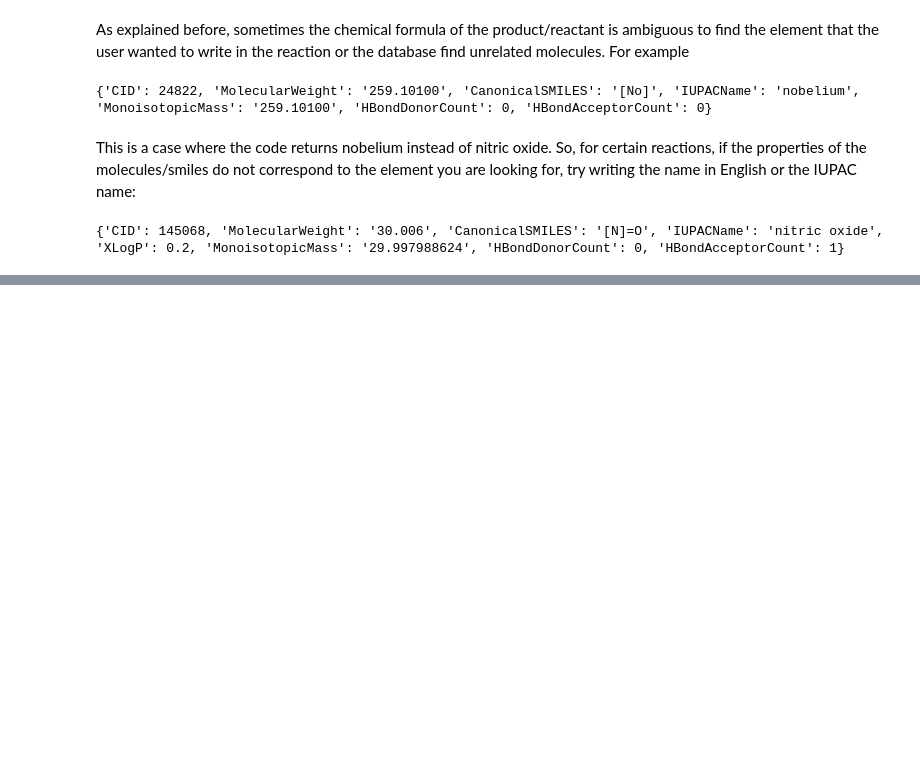
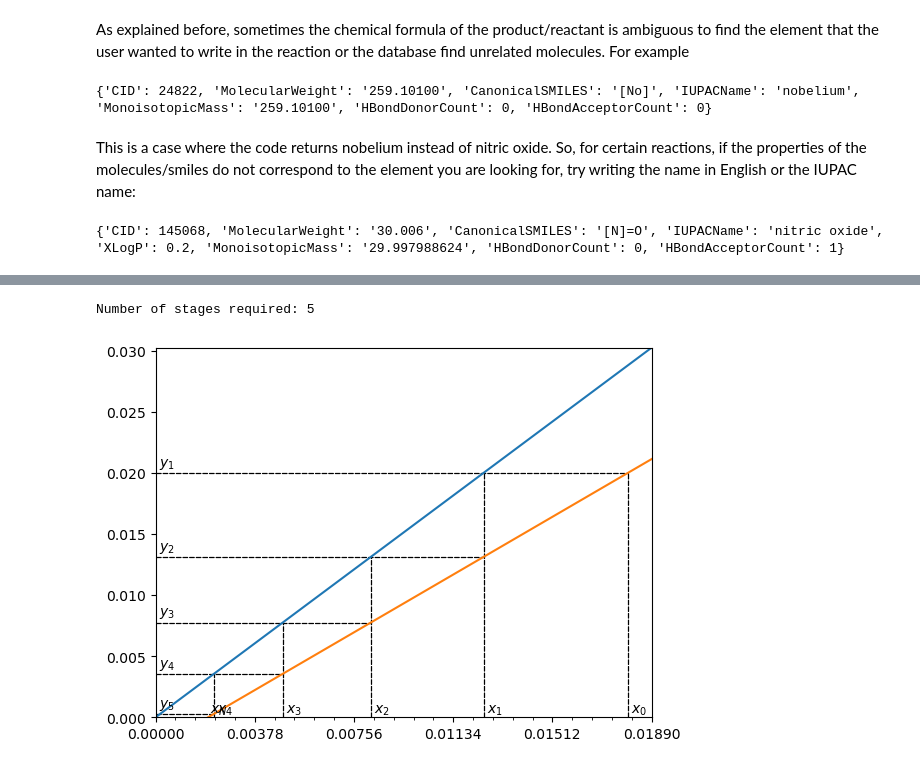
Before and after one commit to Arnautovich/ToolboxLab, a Jupyter notebook: notebooks/project_report.ipynb, the cells around one changed output, grey strips where cells are left out. Saved outputs shown, nothing was run; the diff lists cells and outputs as text; code cells hidden in the pictures; blank space fills up the shorter version.

```diff
--- a/notebooks/project_report.ipynb
+++ b/notebooks/project_report.ipynb
@@ -124,0 +145,9 @@ ImportError: cannot import name 'lle_counter_flow' from 'Toolbox.LLE' (/Users/ni
+# %%
+import Toolbox.LLE as tl
+
+fig, nb_stages = tl.lle(R=100, E = 80, yN_1 = 0, xN = 0.002, x0 = 0.018, kD = 1.6)
+
+print(f'Number of stages required: {nb_stages}')
+# %% [output]
+Number of stages required: 5
+[figure, added]
```
Also changed, not shown: parts of 7 cells of this notebook, 5 other files.
